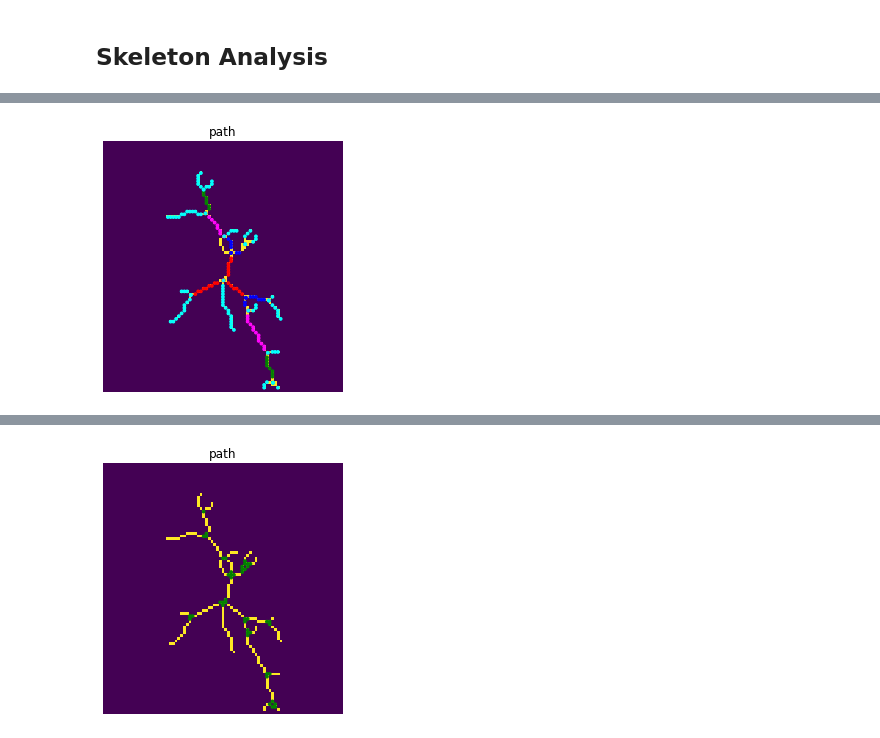
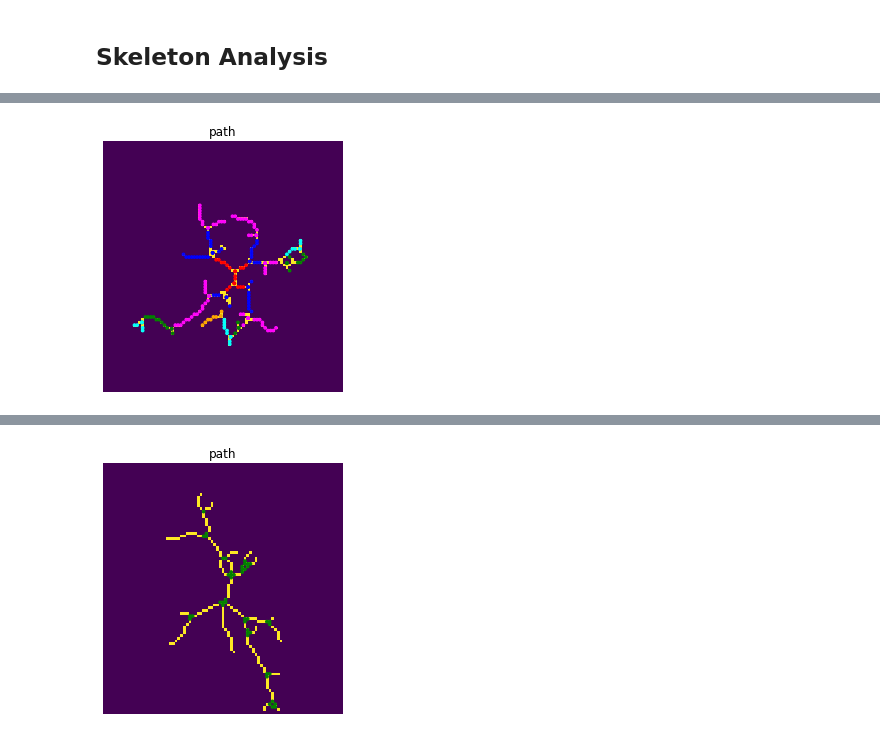
Before and after one commit to swanandlab/SMorph, a Jupyter notebook: sholl analysis.ipynb, the cells around one changed output, grey strips where cells are left out. Saved outputs shown, nothing was run; the diff lists cells and outputs as text; code cells hidden in the pictures.

Commit message:
hybrid branch classification considering both end-level and terminal branches

```diff
--- a/sholl analysis.ipynb
+++ b/sholl analysis.ipynb
@@ -27,7 +27,7 @@ from skimage.util import invert
 section = io.imread("large/1_13.jpg")
 # section = io.imread("large/2_2.jpg")
 # section = io.imread("large/2_7.jpg")
-# section = io.imread("large/3_5.jpg")
+section = io.imread("large/3_5.jpg")
 # section = io.imread("garima/1_0.jpg")
 
 # section[51:70, 30:60] = section[1:20, 2:32]
@@ -436,5 +447,6 @@ for branch_no, branch in enumerate(branch_statistics[1:]):
     boundary_points = (branch[0], branch[1])
 
 branch_statistics = np.delete(branch_statistics, loop_indexes, axis=0)
+branch_statistics = np.delete(branch_statistics, 7, axis=0)
 branch_statistics
 # %% [output]
@@ -679,0 +553,24 @@ array([[40. , 46. ],
+# %%
+terminal_branches = []
+branch_array = []
+if len(soma_branches)>2:
+    junctions = soma_node
+    while True:
+        junctions, branches, terminal_branch, branch_statistics = branch_structure(junctions, branch_statistics)
+        branch_array.append(branches)
+        terminal_branches.extend(terminal_branch)
+        if len(junctions)==0:
+            break
+        print(junctions, branches)
+    branch_array.append(terminal_branches)
+else:
+    # collect first level/primary branches
+    junctions = [soma_branches[0][0], soma_branches[0][-1]]
+    while True:
+        junctions, branches, terminal_branch, branch_statistics = branch_structure(junctions, branch_statistics)
+        branch_array.append(branches)
+        terminal_branches.extend(terminal_branch)
+        print(junctions, branches)
+        if len(junctions)==0:
+            break
+    branch_array.append(terminal_branches)
@@ -700,26 +615,29 @@ for branch in color_branches:
 # %%
 fig, ax = plt.subplots(figsize=(4, 4))
 ax.set_title('path')
 ax.imshow(final, interpolation='nearest')
 
 for i in color_branches_coords[0]:
     c = plt.Circle((i[1], i[0]), 0.5, color='red')
     ax.add_patch(c)
 for i in color_branches_coords[1]:
     c = plt.Circle((i[1], i[0]), 0.5, color='blue')
     ax.add_patch(c)
 for i in color_branches_coords[2]:
     c = plt.Circle((i[1], i[0]), 0.5, color='magenta')
     ax.add_patch(c)
 for i in color_branches_coords[3]:
     c = plt.Circle((i[1], i[0]), 0.5, color='green')
     ax.add_patch(c)
 for i in color_branches_coords[4]:
     c = plt.Circle((i[1], i[0]), 0.5, color='cyan')
     ax.add_patch(c)
+for i in color_branches_coords[5]:
+    c = plt.Circle((i[1], i[0]), 0.5, color='orange')
+    ax.add_patch(c)
 
 ax.set_axis_off()
 plt.tight_layout()
 plt.show()
 # %% [output]
-[figure, old version]
+[figure, new version]
```
Also changed, not shown: parts of 35 cells of this notebook.
